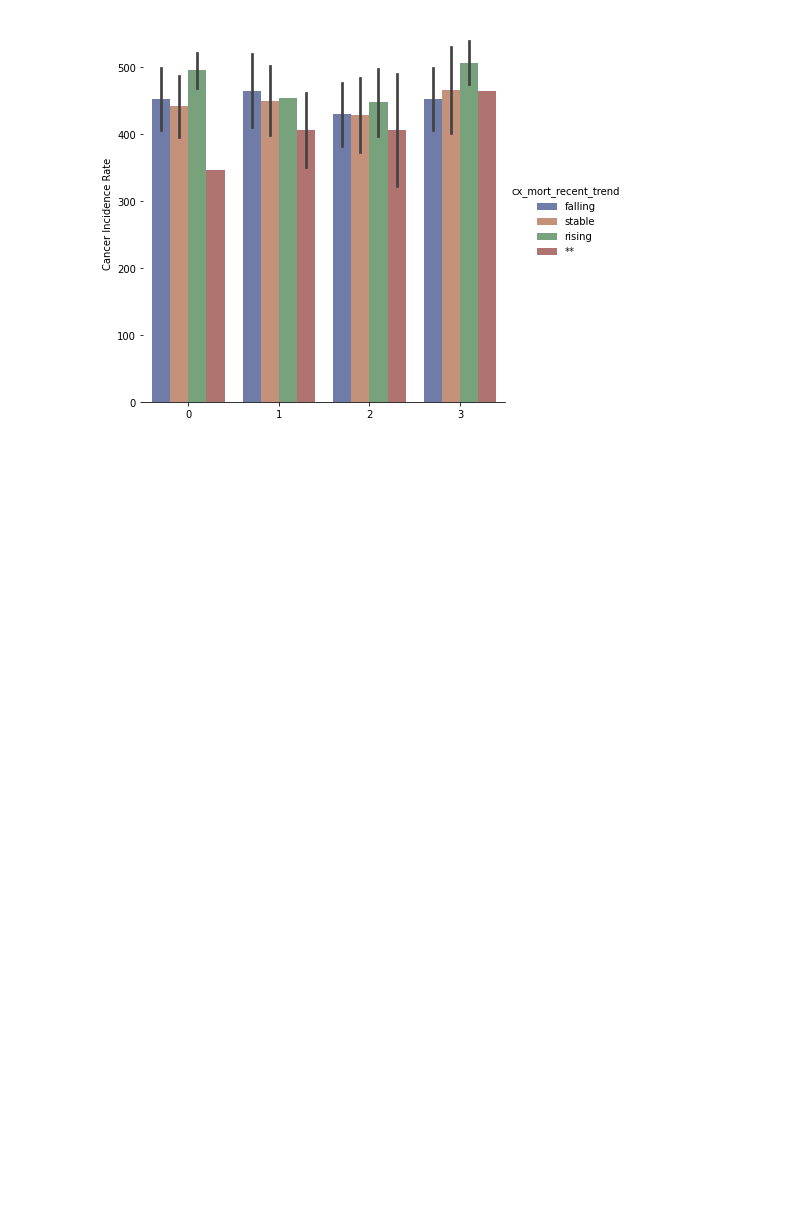
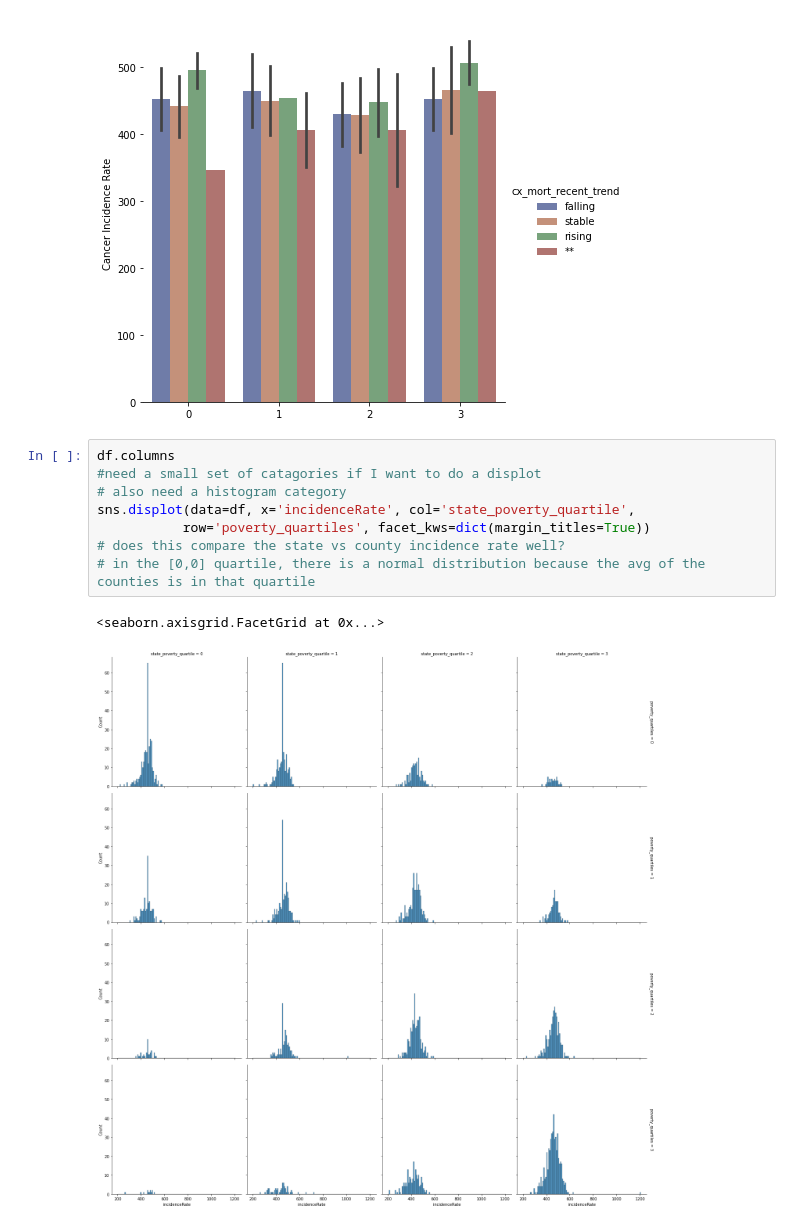
Before and after one commit to dansarmiento/ColaboratoryNotebooks, a Jupyter notebook: notebook8cd93c78a5.ipynb, the cells around one changed output. Cells and saved outputs as stored; diff of their text form; blank space fills up the shorter version.

```diff
--- a/notebook8cd93c78a5.ipynb
+++ b/notebook8cd93c78a5.ipynb
@@ -216,3 +216,14 @@ g.set_axis_labels('', 'Cancer Incidence Rate')
 # %% [output]
 <seaborn.axisgrid.FacetGrid at 0x...>
 [figure]
+# %%
+df.columns
+#need a small set of catagories if I want to do a displot
+# also need a histogram category
+sns.displot(data=df, x='incidenceRate', col='state_poverty_quartile',
+           row='poverty_quartiles', facet_kws=dict(margin_titles=True))
+# does this compare the state vs county incidence rate well?
+# in the [0,0] quartile, there is a normal distribution because the avg of the counties is in that quartile
+# %% [output]
+<seaborn.axisgrid.FacetGrid at 0x...>
+[figure, added]
```
Also changed, not shown: parts of 2 cells of this notebook.
